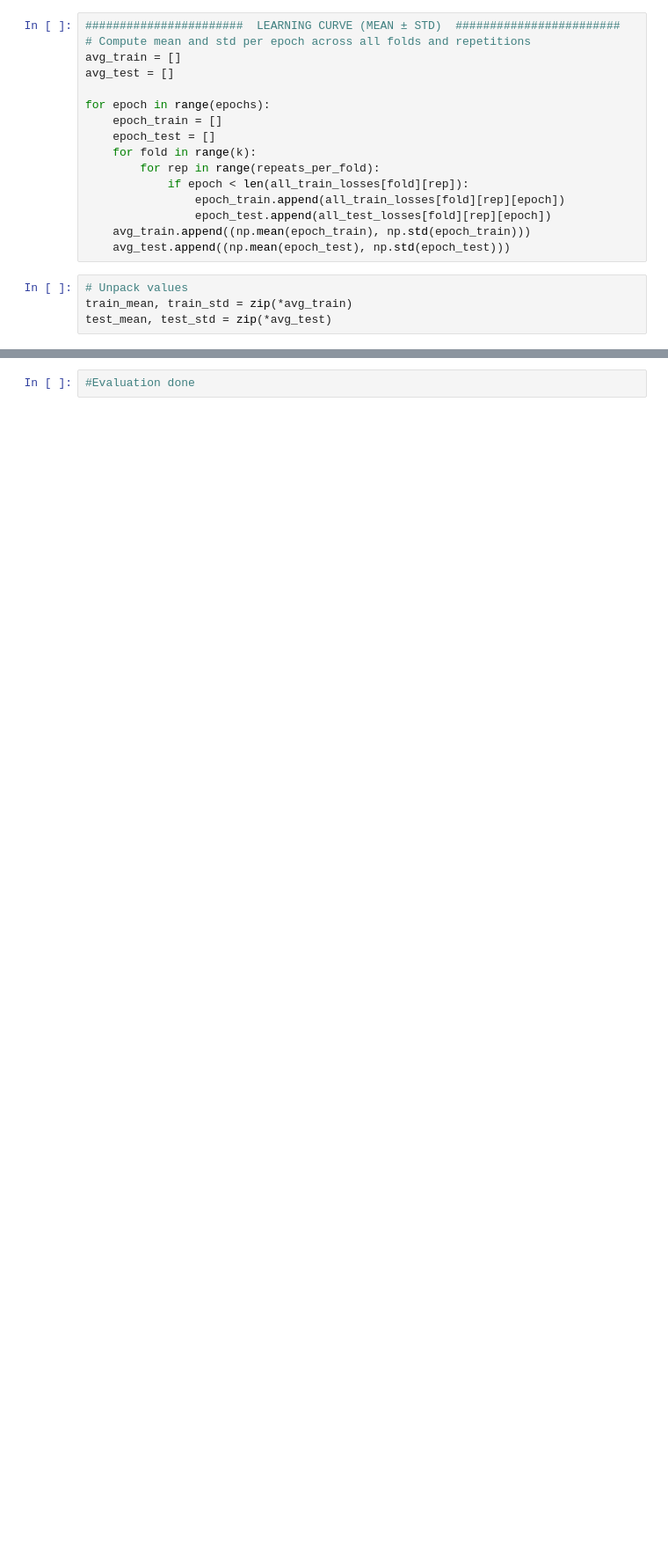
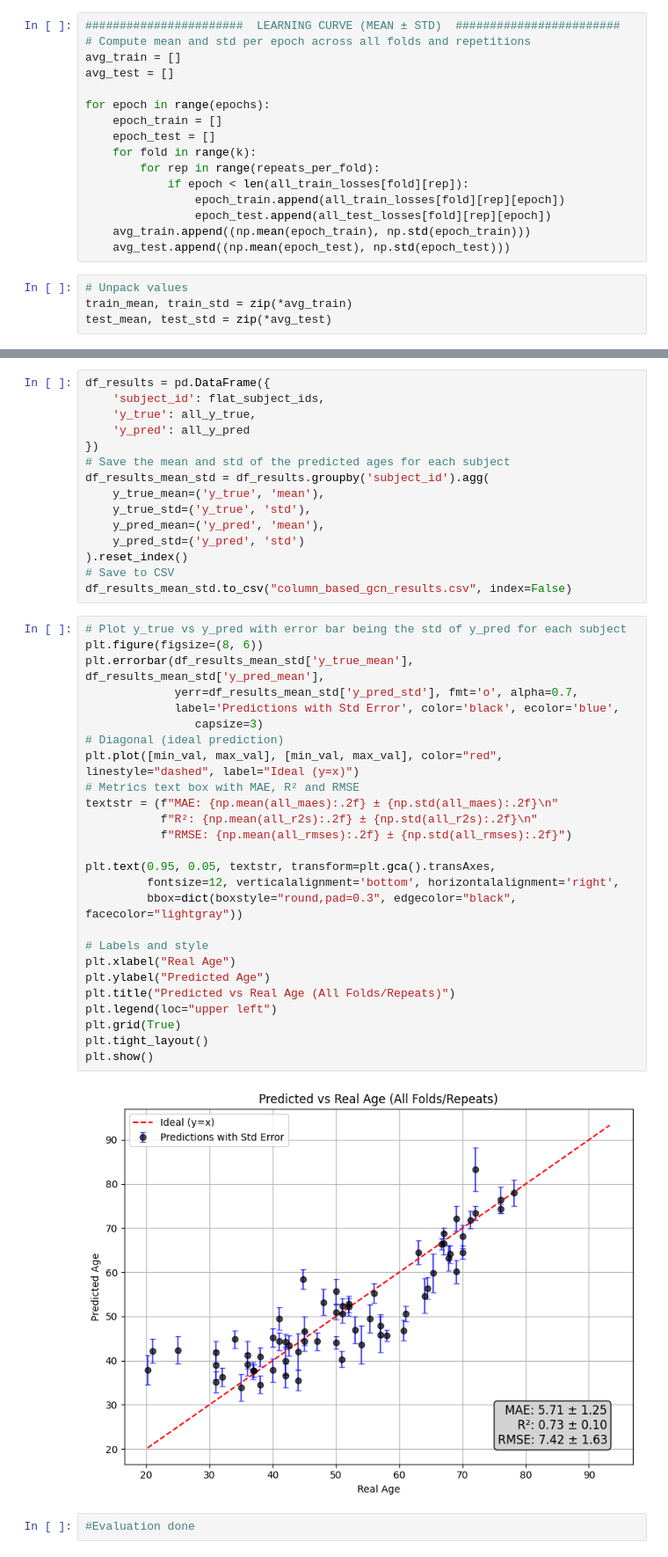
Before and after one commit to wowgudabudaa/Age_prediction_using_columns_analysis, a Jupyter notebook: NEW COLUMNS GNC/MD+thickness/1_columns_healthy_md_thickness.ipynb, the cells around one changed output, grey strips where cells are left out. Shown at 88% size. Drawn from its saved outputs; the diff is of its cells as text; blank space fills up the shorter version.

```diff
--- a/NEW COLUMNS GNC/MD+thickness/1_columns_healthy_md_thickness.ipynb
+++ b/NEW COLUMNS GNC/MD+thickness/1_columns_healthy_md_thickness.ipynb
@@ -855,2 +833,45 @@ plt.show()
+# %%
+df_results = pd.DataFrame({
+    'subject_id': flat_subject_ids,
+    'y_true': all_y_true,
+    'y_pred': all_y_pred
+})
+# Save the mean and std of the predicted ages for each subject
+df_results_mean_std = df_results.groupby('subject_id').agg(
+    y_true_mean=('y_true', 'mean'),
+    y_true_std=('y_true', 'std'),
+    y_pred_mean=('y_pred', 'mean'),
+    y_pred_std=('y_pred', 'std')
+).reset_index()
+# Save to CSV
+df_results_mean_std.to_csv("column_based_gcn_results.csv", index=False)
+# %%
+# Plot y_true vs y_pred with error bar being the std of y_pred for each subject
+plt.figure(figsize=(8, 6))
+plt.errorbar(df_results_mean_std['y_true_mean'], df_results_mean_std['y_pred_mean'],
+             yerr=df_results_mean_std['y_pred_std'], fmt='o', alpha=0.7,
+             label='Predictions with Std Error', color='black', ecolor='blue',
+                capsize=3)
+# Diagonal (ideal prediction)
+plt.plot([min_val, max_val], [min_val, max_val], color="red", linestyle="dashed", label="Ideal (y=x)")
+# Metrics text box with MAE, R² and RMSE
+textstr = (f"MAE: {np.mean(all_maes):.2f} ± {np.std(all_maes):.2f}\n"
+           f"R²: {np.mean(all_r2s):.2f} ± {np.std(all_r2s):.2f}\n"
+           f"RMSE: {np.mean(all_rmses):.2f} ± {np.std(all_rmses):.2f}")
+
+plt.text(0.95, 0.05, textstr, transform=plt.gca().transAxes,
+         fontsize=12, verticalalignment='bottom', horizontalalignment='right',
+         bbox=dict(boxstyle="round,pad=0.3", edgecolor="black", facecolor="lightgray"))
+
+# Labels and style
+plt.xlabel("Real Age")
+plt.ylabel("Predicted Age")
+plt.title("Predicted vs Real Age (All Folds/Repeats)")
+plt.legend(loc="upper left")
+plt.grid(True)
+plt.tight_layout()
+plt.show()
+# %% [output]
+[figure, added]
 # %%
 #Evaluation done
```
Also changed, not shown: parts of 20 cells of this notebook, 5 other files.
